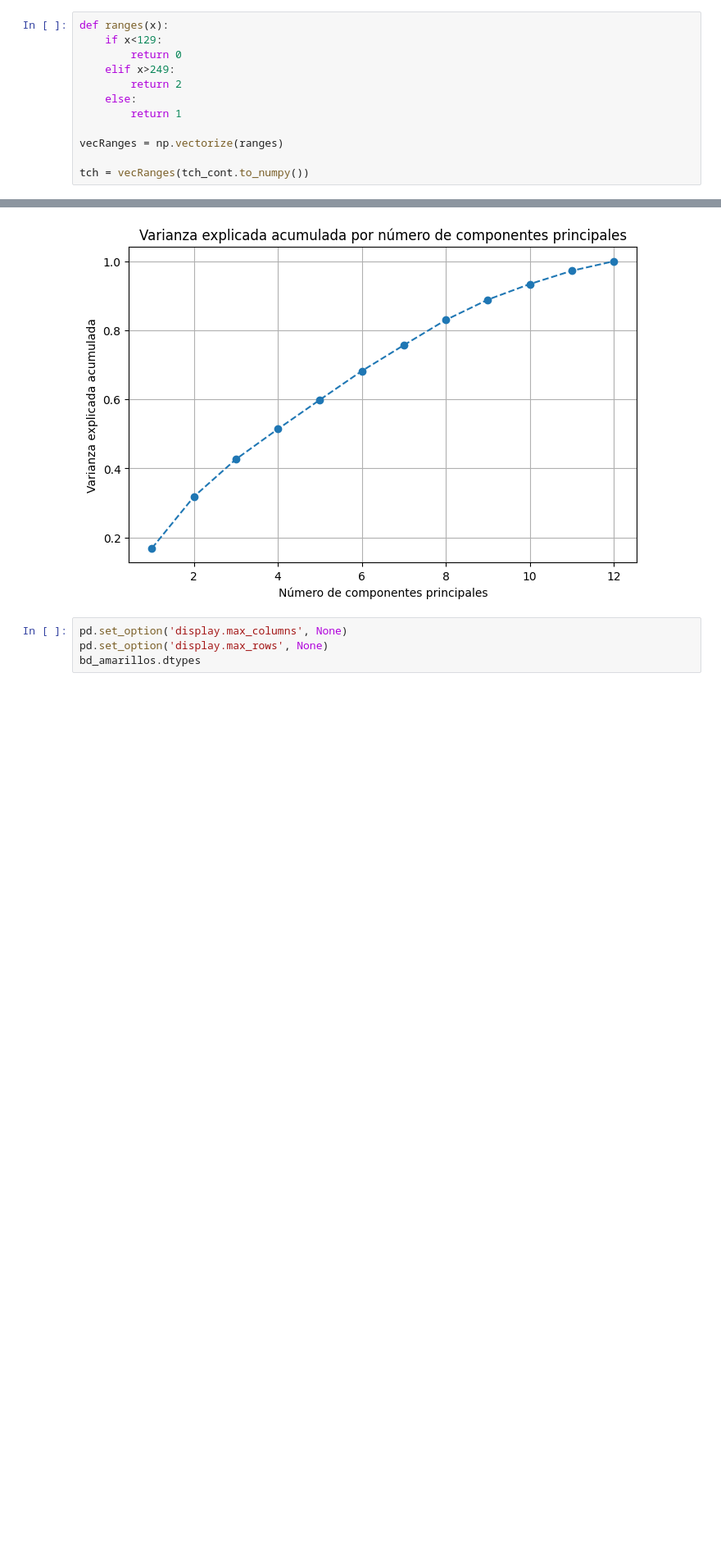
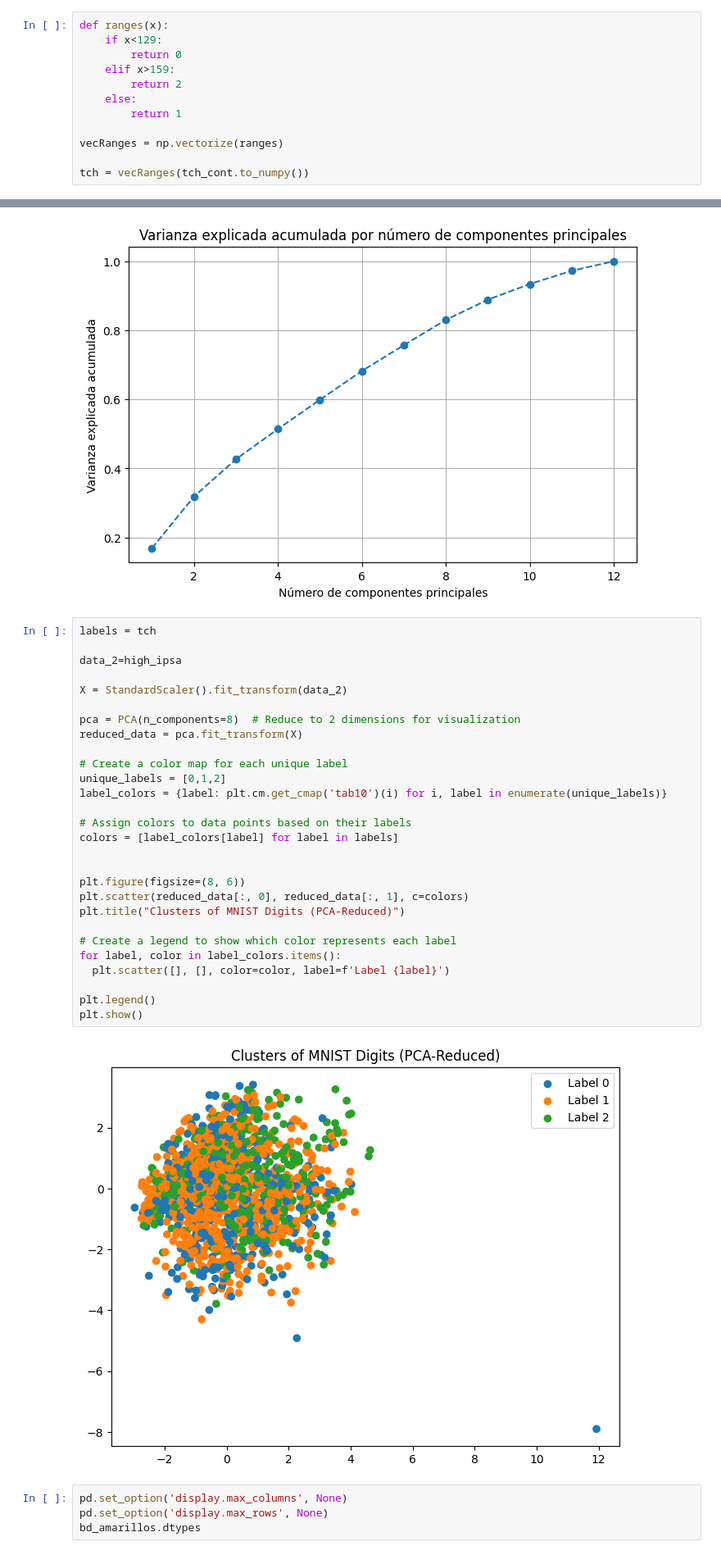
Before and after one commit to Camilin1904/Laboratorio2IA, a Jupyter notebook: Modelo.ipynb, the cells around one changed output, grey strips where cells are left out. Shown at 82% size. Drawn from its saved outputs; the diff is of its cells as text; blank space fills up the shorter version.

```diff
--- a/Modelo.ipynb
+++ b/Modelo.ipynb
@@ -217,7 +310,7 @@ Name: TCH, dtype: float64
 def ranges(x):
     if x<129:
         return 0
-    elif x>249:
+    elif x>159:
         return 2
     else:
         return 1
@@ -327,6 +424,36 @@ Componente 10: 0.0452
 Componente 11: 0.0384
 Componente 12: 0.0276
 [figure]
+# %%
+labels = tch
+
+data_2=high_ipsa
+
+X = StandardScaler().fit_transform(data_2)
+
+pca = PCA(n_components=8)  # Reduce to 2 dimensions for visualization
+reduced_data = pca.fit_transform(X)
+
+# Create a color map for each unique label
+unique_labels = [0,1,2]
+label_colors = {label: plt.cm.get_cmap('tab10')(i) for i, label in enumerate(unique_labels)}
+
+# Assign colors to data points based on their labels
+colors = [label_colors[label] for label in labels]
+
+
+plt.figure(figsize=(8, 6))
+plt.scatter(reduced_data[:, 0], reduced_data[:, 1], c=colors)
+plt.title("Clusters of MNIST Digits (PCA-Reduced)")
+
+# Create a legend to show which color represents each label
+for label, color in label_colors.items():
+  plt.scatter([], [], color=color, label=f'Label {label}')
+
+plt.legend()
+plt.show()
+# %% [output]
+[figure, added]
 # %%
 pd.set_option('display.max_columns', None)
 pd.set_option('display.max_rows', None)
```
Also changed, not shown: parts of 9 cells of this notebook.
